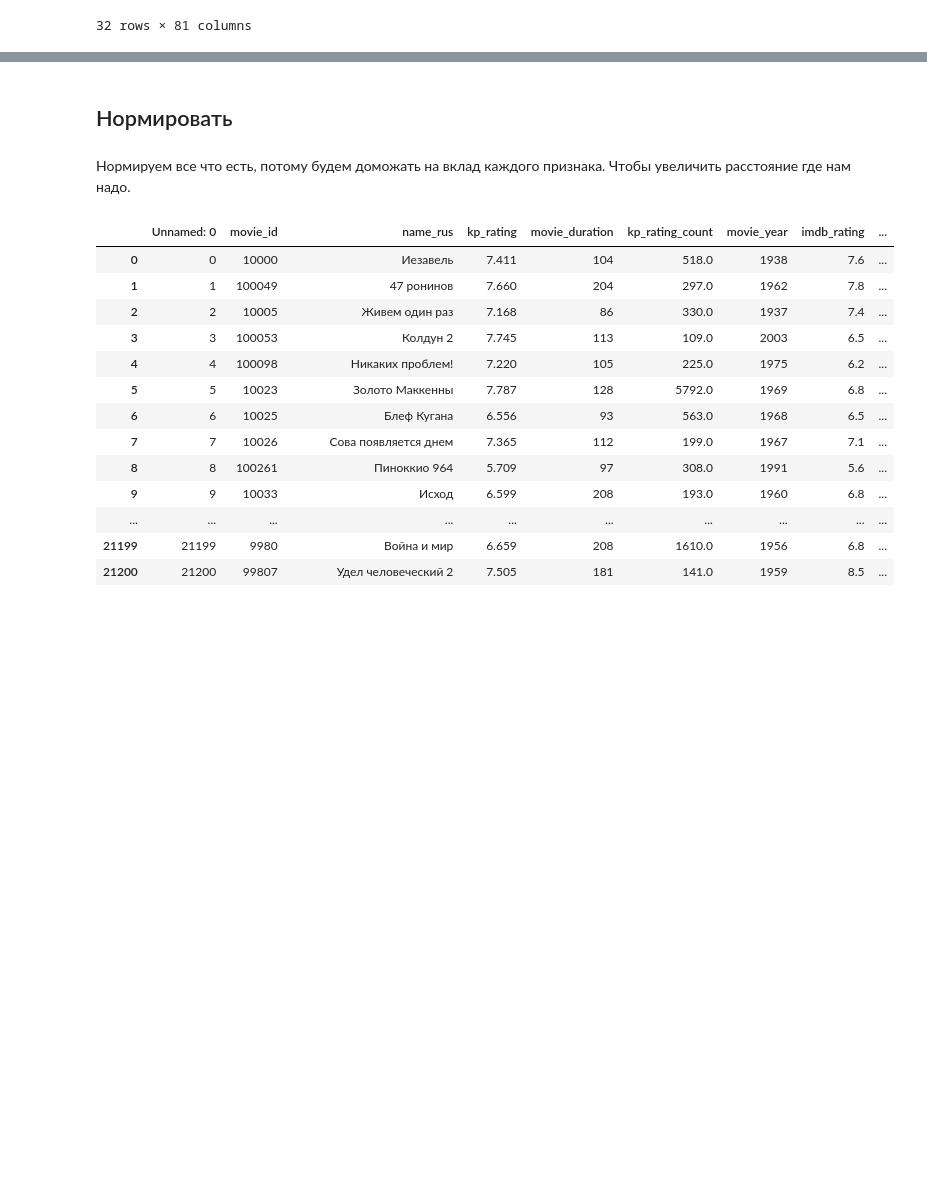
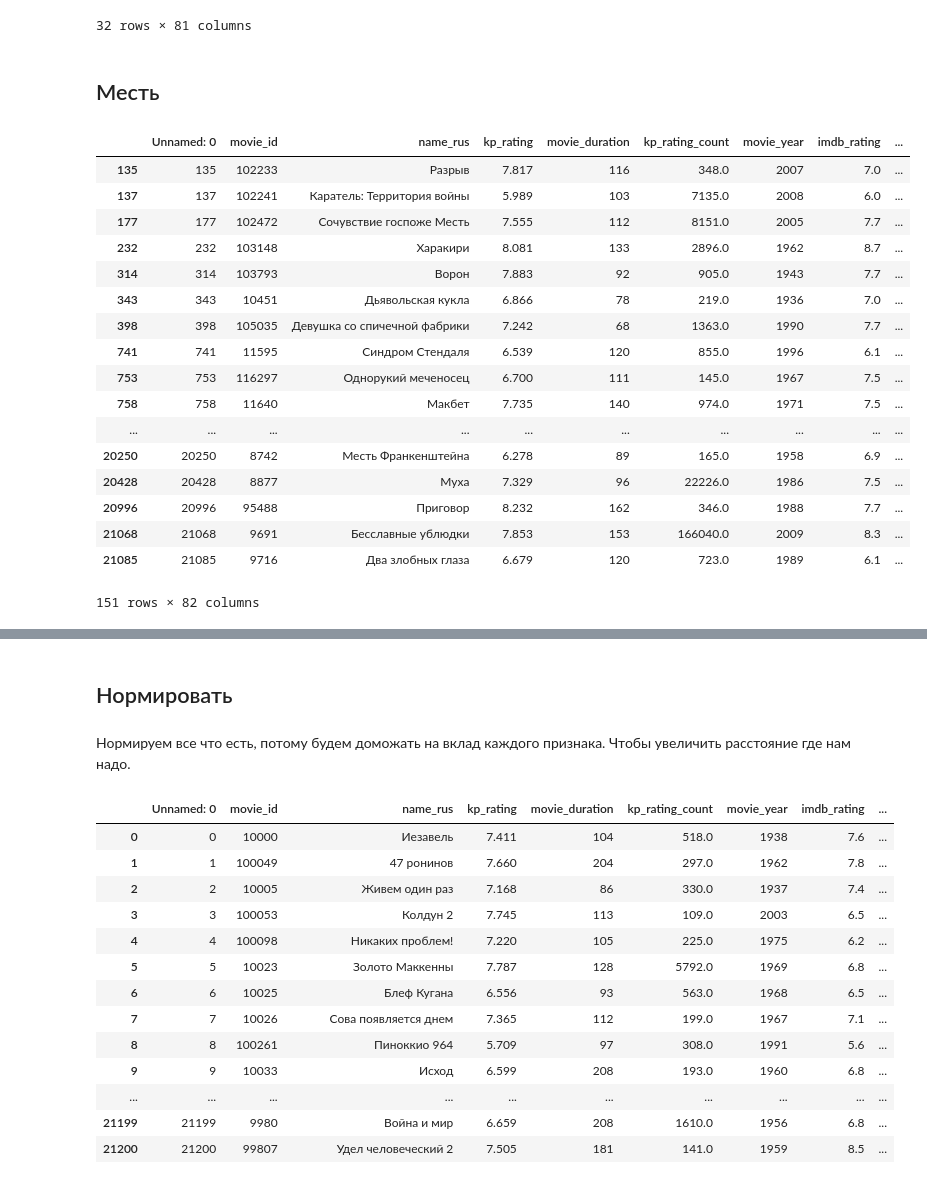
Before and after one commit to kandrewkov/Movie-Recommendations, a Jupyter notebook: preproc_data.ipynb, the cells around one changed output, grey strips where cells are left out. Cells and saved outputs as stored; diff of their text form; code cells hidden in the pictures; blank space fills up the shorter version.

```diff
--- a/preproc_data.ipynb
+++ b/preproc_data.ipynb
@@ -754,3 +754,42 @@ Batman: The Movie
 | 20350 | 20350 | 88207 | Смерть супермена | 6.473 | 126 | 2144.0 | 2006 | 6.5 | ... |
 | 20509 | 20509 | 898 | Бэтмен возвращается | 7.455 | 126 | 38602.0 | 1992 | 7.0 | ... |
 32 rows × 81 columns
+# %% [markdown]
+## Месть
+# %%
+movies['Месть'] = np.zeros(len(movies))
+
+with open("data/Месть.txt") as films:
+    set_of_collections = set([])
+    for film in films.readlines():
+        film = film.rstrip()
+        if len(film) == 1:
+            continue
+        film = film.rstrip()
+        if '(фильм' in film:
+            film = film[:film.find('(фильм')-1]
+        set_of_collections.add(film)
+
+for ind, name in enumerate(movies['name_rus']):
+    if name in set_of_collections:
+        movies.loc[ind, 'Месть'] = 1
+movies[movies['Месть'] == 1]
+# %% [output]
+|  | Unnamed: 0 | movie_id | name_rus | kp_rating | movie_duration | kp_rating_count | movie_year | imdb_rating | ... |
+| 135 | 135 | 102233 | Разрыв | 7.817 | 116 | 348.0 | 2007 | 7.0 | ... |
+| 137 | 137 | 102241 | Каратель: Территория войны | 5.989 | 103 | 7135.0 | 2008 | 6.0 | ... |
+| 177 | 177 | 102472 | Сочувствие госпоже Месть | 7.555 | 112 | 8151.0 | 2005 | 7.7 | ... |
+| 232 | 232 | 103148 | Харакири | 8.081 | 133 | 2896.0 | 1962 | 8.7 | ... |
+| 314 | 314 | 103793 | Ворон | 7.883 | 92 | 905.0 | 1943 | 7.7 | ... |
+| 343 | 343 | 10451 | Дьявольская кукла | 6.866 | 78 | 219.0 | 1936 | 7.0 | ... |
+| 398 | 398 | 105035 | Девушка со спичечной фабрики | 7.242 | 68 | 1363.0 | 1990 | 7.7 | ... |
+| 741 | 741 | 11595 | Синдром Стендаля | 6.539 | 120 | 855.0 | 1996 | 6.1 | ... |
+| 753 | 753 | 116297 | Однорукий меченосец | 6.700 | 111 | 145.0 | 1967 | 7.5 | ... |
+| 758 | 758 | 11640 | Макбет | 7.735 | 140 | 974.0 | 1971 | 7.5 | ... |
+| ... | ... | ... | ... | ... | ... | ... | ... | ... | ... |
+| 20250 | 20250 | 8742 | Месть Франкенштейна | 6.278 | 89 | 165.0 | 1958 | 6.9 | ... |
+| 20428 | 20428 | 8877 | Муха | 7.329 | 96 | 22226.0 | 1986 | 7.5 | ... |
+| 20996 | 20996 | 95488 | Приговор | 8.232 | 162 | 346.0 | 1988 | 7.7 | ... |
+| 21068 | 21068 | 9691 | Бесславные ублюдки | 7.853 | 153 | 166040.0 | 2009 | 8.3 | ... |
+| 21085 | 21085 | 9716 | Два злобных глаза | 6.679 | 120 | 723.0 | 1989 | 6.1 | ... |
+151 rows × 82 columns
```
Also changed, not shown: parts of 23 cells of this notebook, 1 other file.
